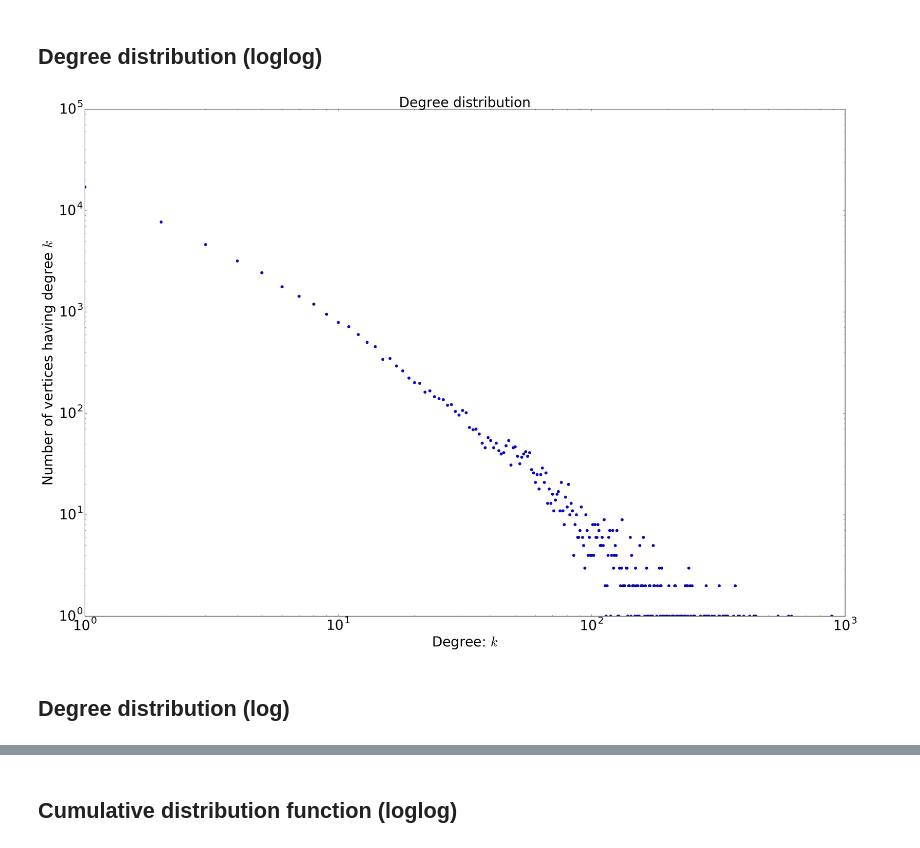
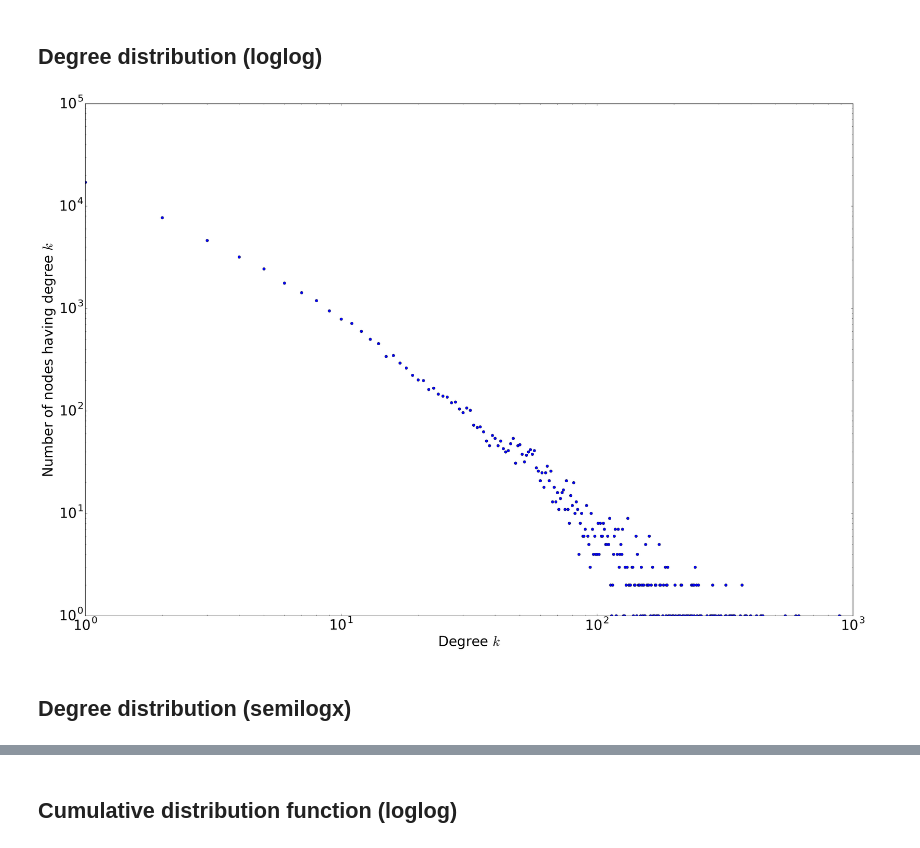
Before and after one commit to akiratk0355/navigable-network-analysis, a Jupyter notebook: wot_analysis.ipynb, the cells around one changed output, grey strips where cells are left out. Cells and saved outputs as stored; diff of their text form; code cells hidden in the pictures.

```diff
--- a/wot_analysis.ipynb
+++ b/wot_analysis.ipynb
@@ -65,15 +53,15 @@ for d in degree_sequence:
 # %%
 # degree dist
 plt.loglog(list(hist.keys()), list(hist.values()),'bo')
-plt.title("Degree distribution")
-plt.ylabel("Number of vertices having degree $k$")
-plt.xlabel("Degree: $k$")
-plt.savefig('data/wot_degree_distribution.png')
+#plt.title("Degree distribution")
+plt.ylabel("Number of nodes having degree $k$")
+plt.xlabel("Degree $k$")
+#plt.savefig('data/wot_degree_distribution.pdf')
 plt.show()
 # %% [output]
-[figure, old version]
+[figure, new version]
 # %% [markdown]
-## Degree distribution (log)
+## Degree distribution (semilogx)
 # %%
 size = G.number_of_nodes()
 hist_frac = {}
```
Also changed, not shown: parts of 4 cells of this notebook.
